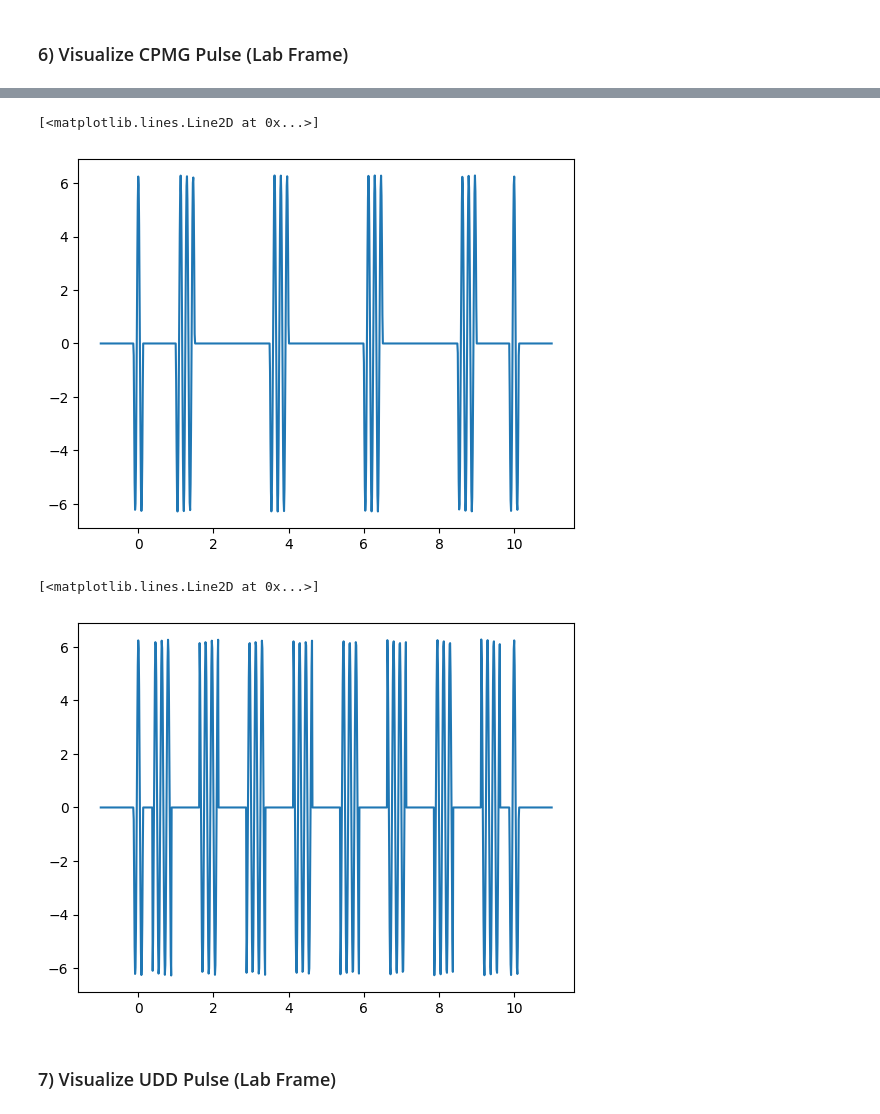
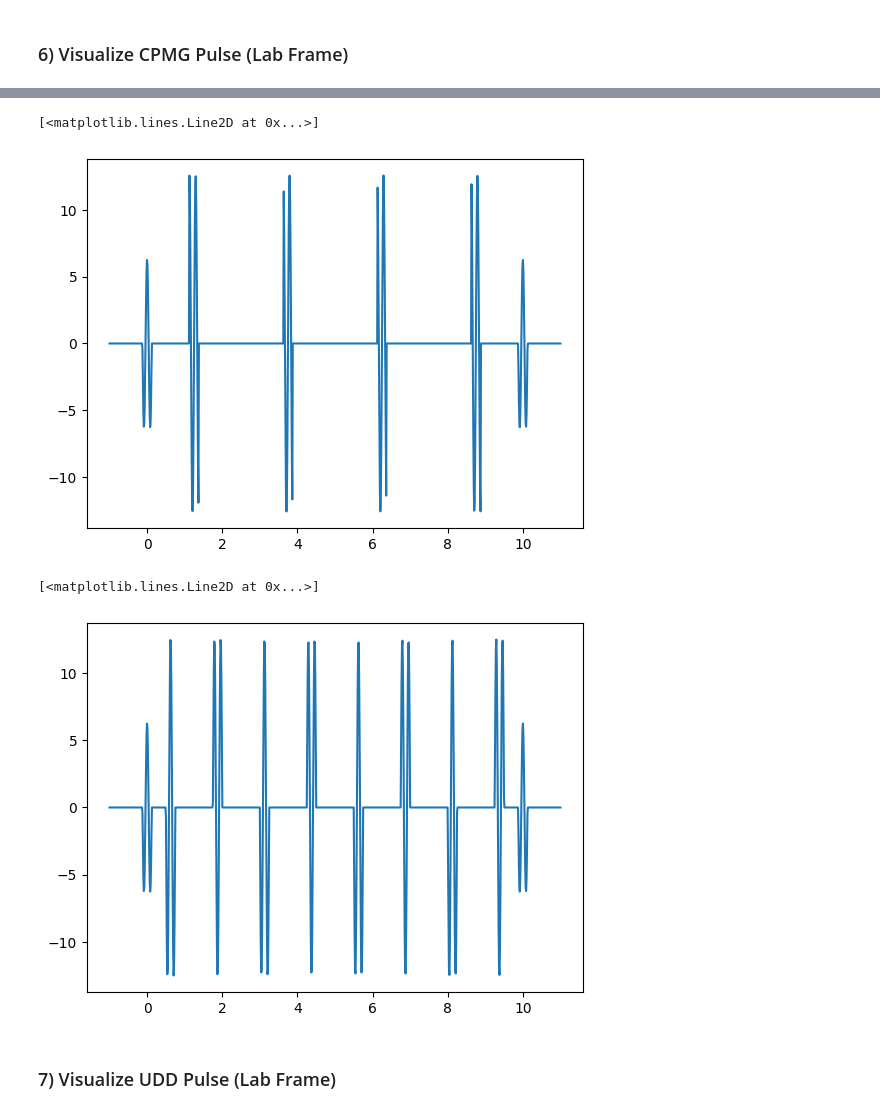
Before and after one commit to BrainConnection/Dynamical_Decoupling_Project, a Jupyter notebook: Project Dynamic Decoupling/CP CPMG UDD Practice.ipynb, the cells around one changed output, grey strips where cells are left out. Drawn from its saved outputs; the diff is of its cells as text; code cells hidden in the pictures.

```diff
--- a/Project Dynamic Decoupling/CP CPMG UDD Practice.ipynb
+++ b/Project Dynamic Decoupling/CP CPMG UDD Practice.ipynb
@@ -47,7 +47,7 @@ def Half_Pi_Square(t, args, T_cent):
 
     A = args['A']
 
-    return A * (t > T_cent-np.pi/(4*A)) * (t < T_cent+np.pi/(4*A))
+    return 0.5 * A * (t > T_cent-np.pi/(2*A)) * (t < T_cent+np.pi/(2*A))
 # %%
 tlist = np.linspace(0, 200, 1000)
 plt.figure()
@@ -75,7 +75,7 @@ def Half_Pi_Cosine(t, args, T_cent):
 
     A = args['A']
 
-    return (A + A * np.cos(4*A*(t-T_cent))) * (t > T_cent-np.pi/(4*A)) * (t < T_cent+np.pi/(4*A))
+    return 0.5 * (A + A * np.cos(2*A*(t-T_cent))) * (t > T_cent-np.pi/(2*A)) * (t < T_cent+np.pi/(2*A))
 # %%
 tlist = np.linspace(0, 200, 1000)
 plt.figure()
@@ -103,7 +103,7 @@ def Half_Pi_Gaussian(t, args, T_cent):
 
     A = args['A']
 
-    return A * np.exp(-4*A**2*(t-T_cent)**2/np.pi)
+    return 0.5 * A * np.exp(-A**2*(t-T_cent)**2/np.pi)
 # %%
 tlist = np.linspace(0, 200, 1000)
 plt.figure()
@@ -413,23 +413,23 @@ plt.plot(tlist, Hrd_lab_frame(tlist, {'A': 2*np.pi*1, 'Omega_rd': 2 * np.pi * 6.
 # %%
-# CP
+# CPMG
 # N=4
 
 tlist = np.linspace(-1, 11, 1000)
 plt.figure()
-plt.plot(tlist, Hrd_lab_frame(tlist, {'A': 2*np.pi*1, 'Omega_rd': 2 * np.pi * 6.0, 'T_srt': 0, 'T_end': 10, 'N': 4, 'Env': 0, 'Func': 1}))
+plt.plot(tlist, Hrd_lab_frame(tlist, {'A': 2*np.pi*2, 'Omega_rd': 2 * np.pi * 6.0, 'T_srt': 0, 'T_end': 10, 'N': 4, 'Env': 0, 'Func': 1}))
 # %% [output]
 [<matplotlib.lines.Line2D at 0x...>]
-[figure, old version]
+[figure, new version]
 # %%
-# CP
+# CPMG
 # N=8
 
 tlist = np.linspace(-1, 11, 1000)
 plt.figure()
-plt.plot(tlist, Hrd_lab_frame(tlist, {'A': 2*np.pi*1, 'Omega_rd': 2 * np.pi * 6.0, 'T_srt': 0, 'T_end': 10, 'N': 8, 'Env': 0, 'Func': 1}))
+plt.plot(tlist, Hrd_lab_frame(tlist, {'A': 2*np.pi*2, 'Omega_rd': 2 * np.pi * 6.0, 'T_srt': 0, 'T_end': 10, 'N': 8, 'Env': 0, 'Func': 1}))
 # %% [output]
 [<matplotlib.lines.Line2D at 0x...>]
-[figure, old version]
+[figure, new version]
 # %% [markdown]
 ### 7) Visualize UDD Pulse (Lab Frame)
 # %%
```
Also changed, not shown: parts of 34 cells of this notebook.
